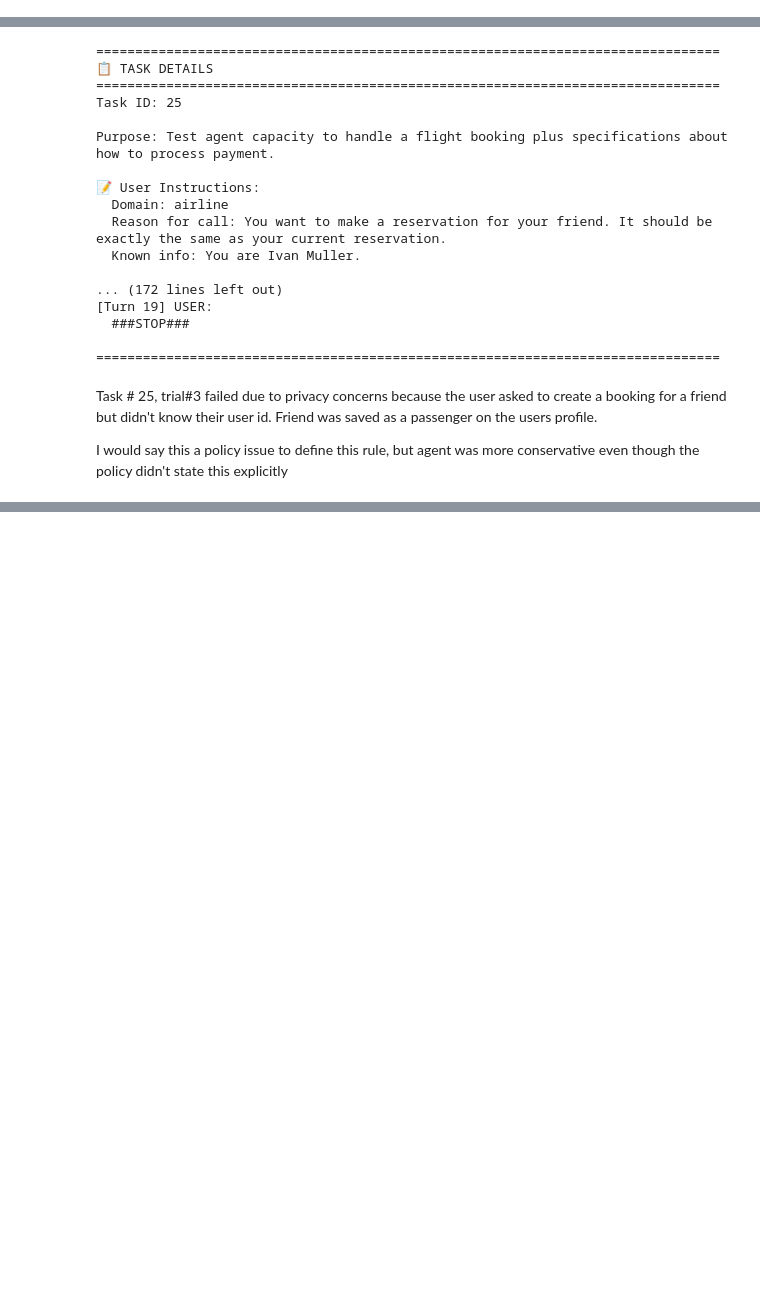
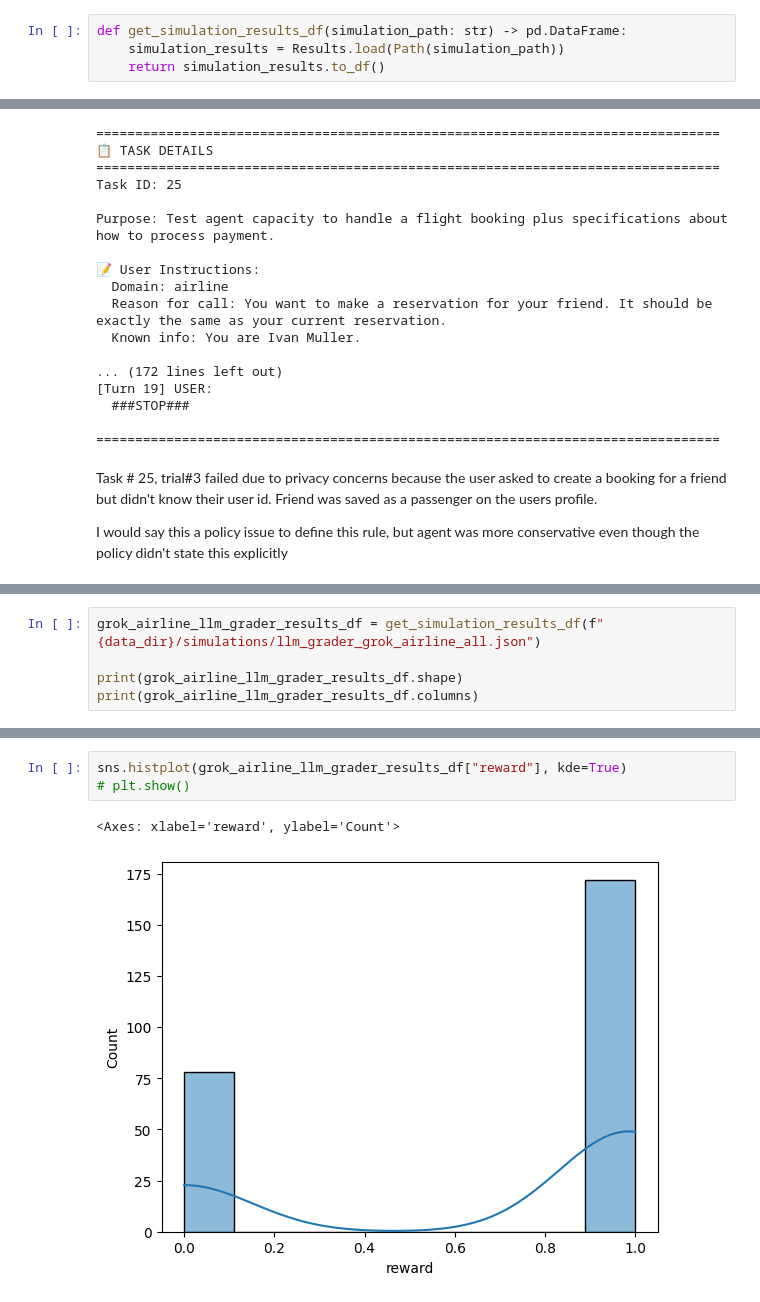
Before and after one commit to sameerbhadouria/tau2-bench, a Jupyter notebook: result_analysis/grok_airline_result_analysis.ipynb, the cells around one changed output, grey strips where cells are left out. Saved outputs shown, nothing was run; the diff lists cells and outputs as text; blank space fills up the shorter version.

```diff
--- a/result_analysis/grok_airline_result_analysis.ipynb
+++ b/result_analysis/grok_airline_result_analysis.ipynb
@@ -25,0 +30,4 @@ import numpy as np
+# %%
+def get_simulation_results_df(simulation_path: str) -> pd.DataFrame:
+    simulation_results = Results.load(Path(simulation_path))
+    return simulation_results.to_df()
@@ -598,0 +602,5 @@ I would say this a policy issue to define this rule, but agent was more conserva
+# %%
+grok_airline_llm_grader_results_df = get_simulation_results_df(f"{data_dir}/simulations/llm_grader_grok_airline_all.json")
+
+print(grok_airline_llm_grader_results_df.shape)
+print(grok_airline_llm_grader_results_df.columns)
@@ -598,0 +637,6 @@ I would say this a policy issue to define this rule, but agent was more conserva
+# %%
+sns.histplot(grok_airline_llm_grader_results_df["reward"], kde=True)
+# plt.show()
+# %% [output]
+<Axes: xlabel='reward', ylabel='Count'>
+[figure, added]
```
Also changed, not shown: parts of 22 cells of this notebook, 5 other files.
